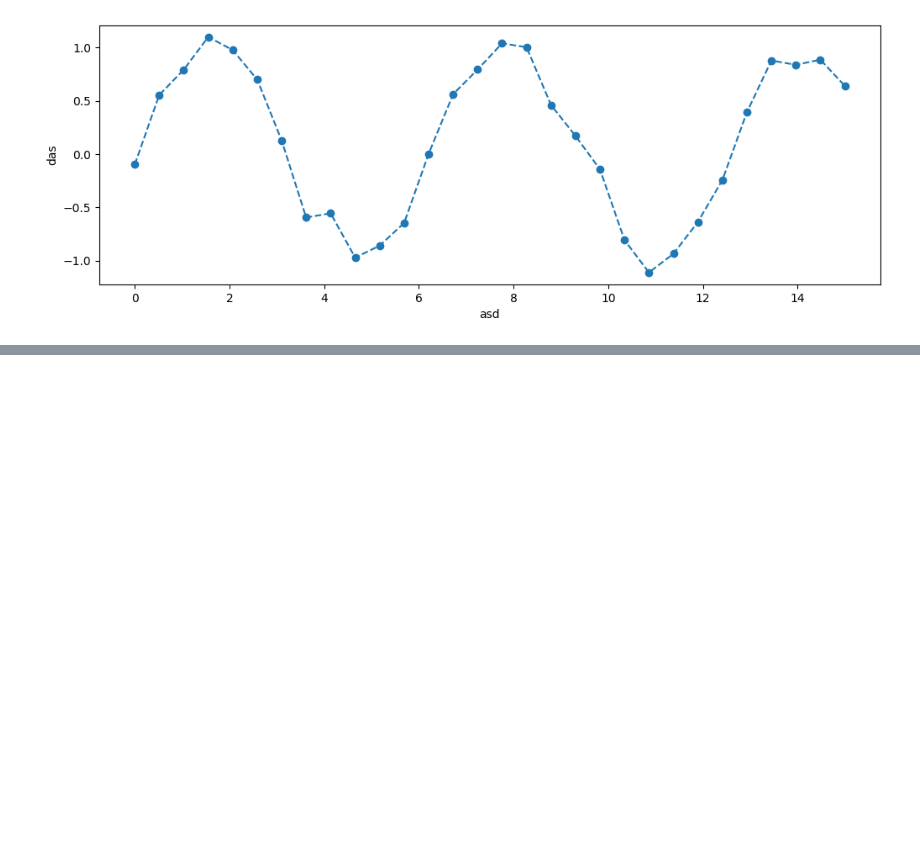
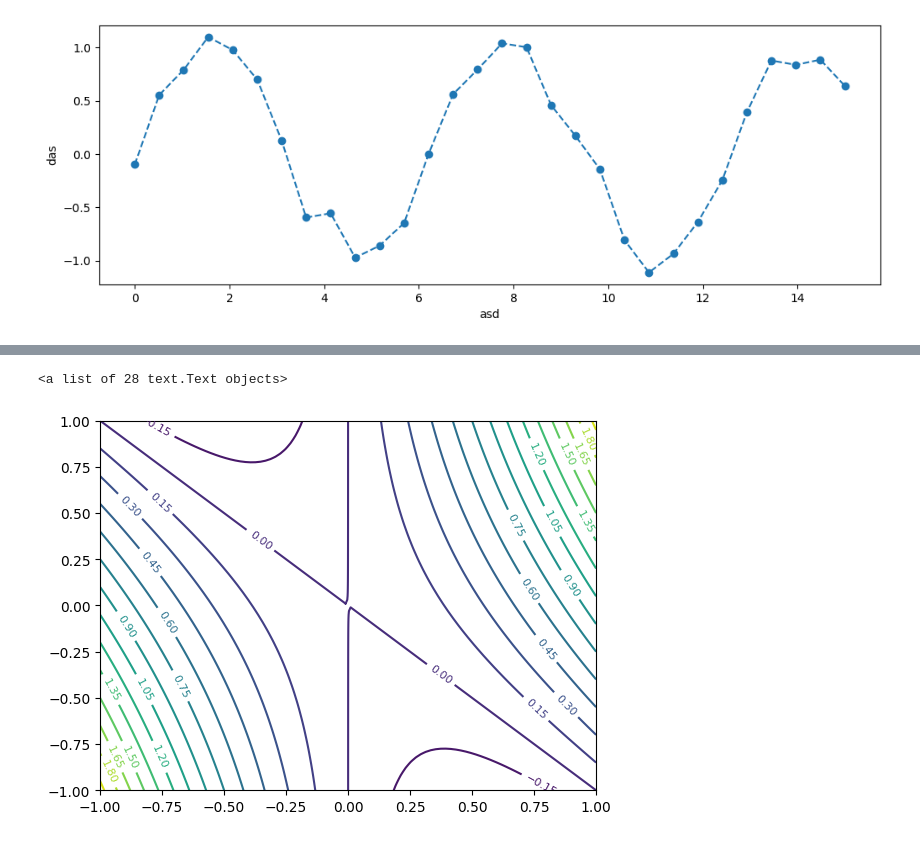
Before and after one commit to Flakvard/statistik, a Jupyter notebook: matplotlib.ipynb, the cells around one changed output, grey strips where cells are left out. Cells and saved outputs as stored; diff of their text form; code cells hidden in the pictures; blank space fills up the shorter version.

```diff
--- a/matplotlib.ipynb
+++ b/matplotlib.ipynb
@@ -118,0 +170,6 @@ array([[<AxesSubplot: >, <AxesSubplot: >],
+# %%
+cs = plt.contour(x,y,z, levels=20)
+plt.clabel(cs, fontsize=8)
+# %% [output]
+<a list of 28 text.Text objects>
+[figure, added]
```
Also changed, not shown: parts of 17 cells of this notebook, 1 other file.
